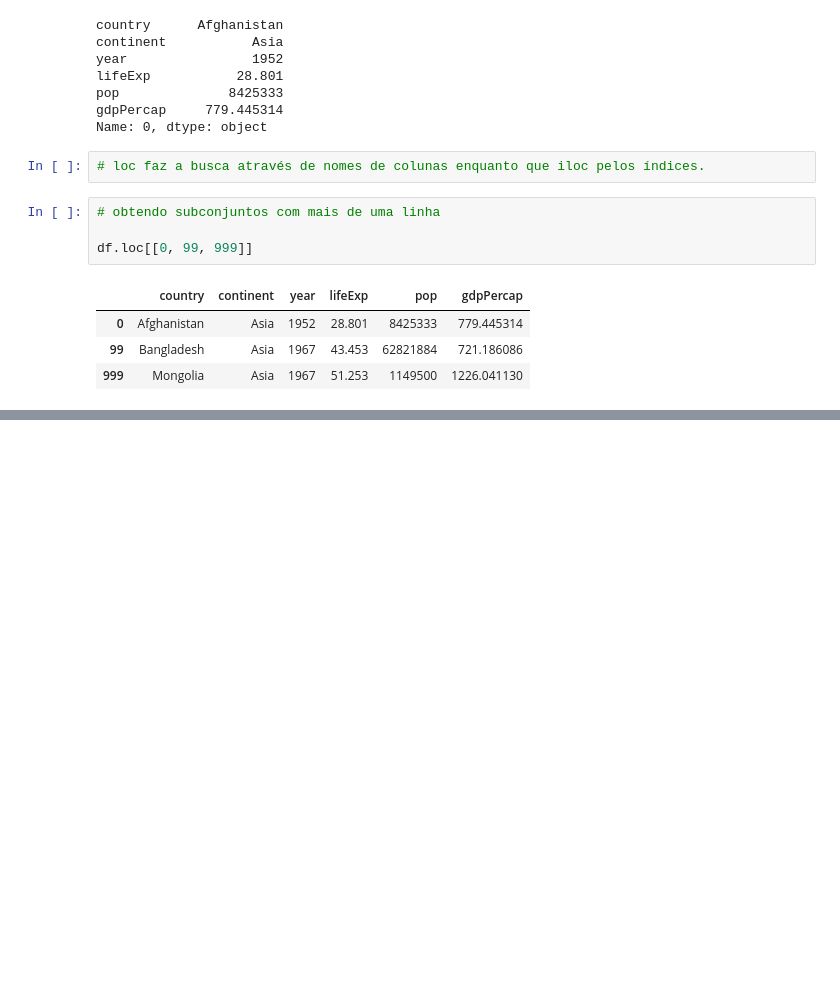
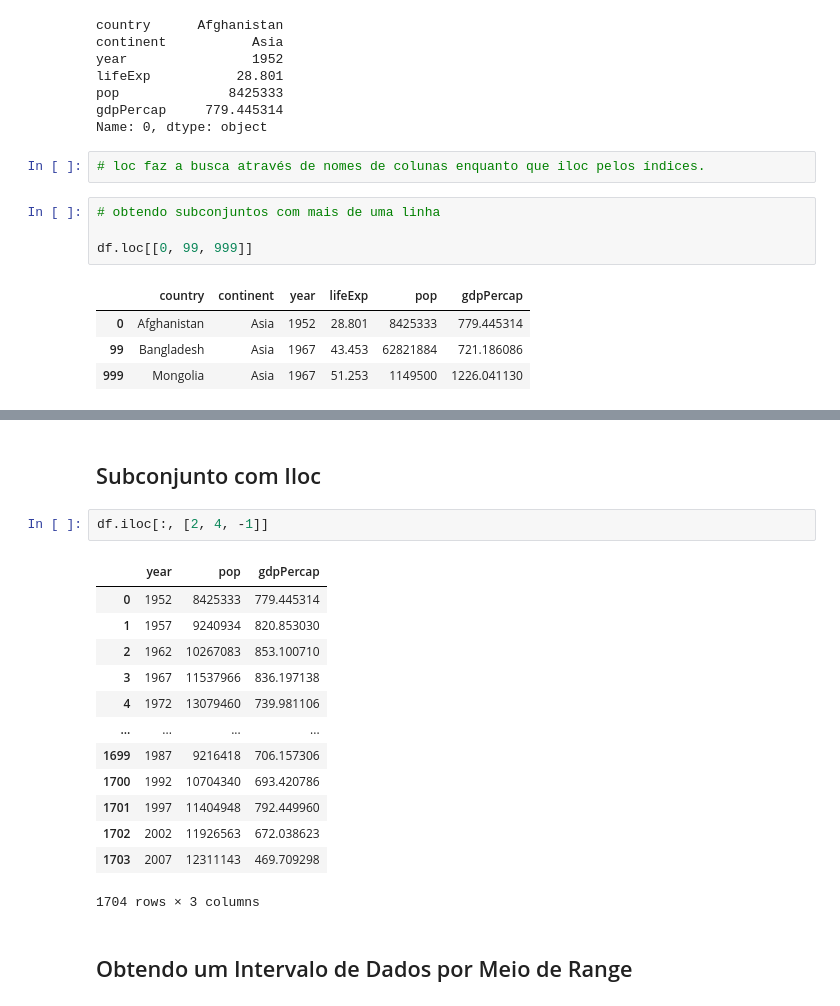
Before and after one commit to Jose-Paschoal/Analise_Dados_Pandas, a Jupyter notebook: 01 - Dataframe - Análise de Dados com Pandas.ipynb, the cells around one changed output, grey strips where cells are left out. Drawn from its saved outputs; the diff is of its cells as text; blank space fills up the shorter version.

```diff
--- a/01 - Dataframe - Análise de Dados com Pandas.ipynb
+++ b/01 - Dataframe - Análise de Dados com Pandas.ipynb
@@ -118,0 +161,20 @@ df.loc[[0, 99, 999]]
+# %% [markdown]
+## Subconjunto com Iloc
+# %%
+df.iloc[:, [2, 4, -1]]
+# %% [output]
+|  | year | pop | gdpPercap |
+| 0 | 1952 | 8425333 | 779.445314 |
+| 1 | 1957 | 9240934 | 820.853030 |
+| 2 | 1962 | 10267083 | 853.100710 |
+| 3 | 1967 | 11537966 | 836.197138 |
+| 4 | 1972 | 13079460 | 739.981106 |
+| ... | ... | ... | ... |
+| 1699 | 1987 | 9216418 | 706.157306 |
+| 1700 | 1992 | 10704340 | 693.420786 |
+| 1701 | 1997 | 11404948 | 792.449960 |
+| 1702 | 2002 | 11926563 | 672.038623 |
+| 1703 | 2007 | 12311143 | 469.709298 |
+1704 rows × 3 columns
+# %% [markdown]
+## Obtendo um Intervalo de Dados por Meio de Range
```
Also changed, not shown: parts of 29 cells of this notebook.
